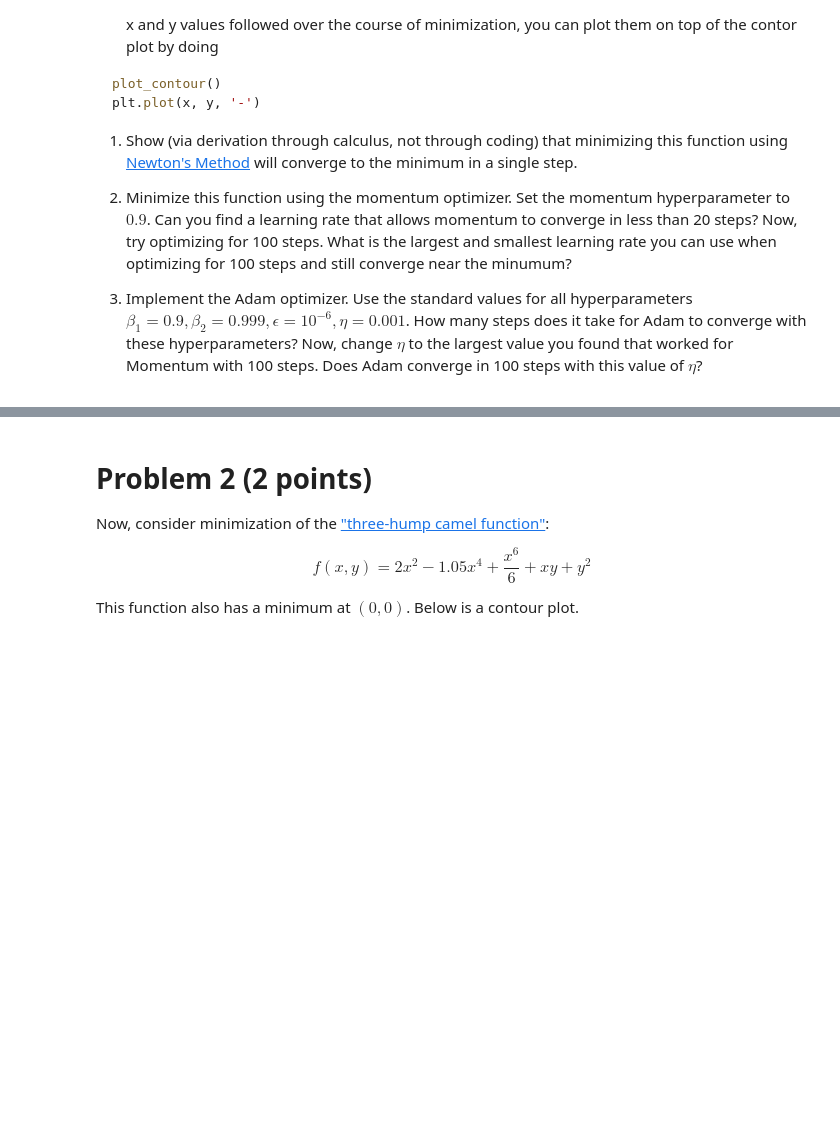
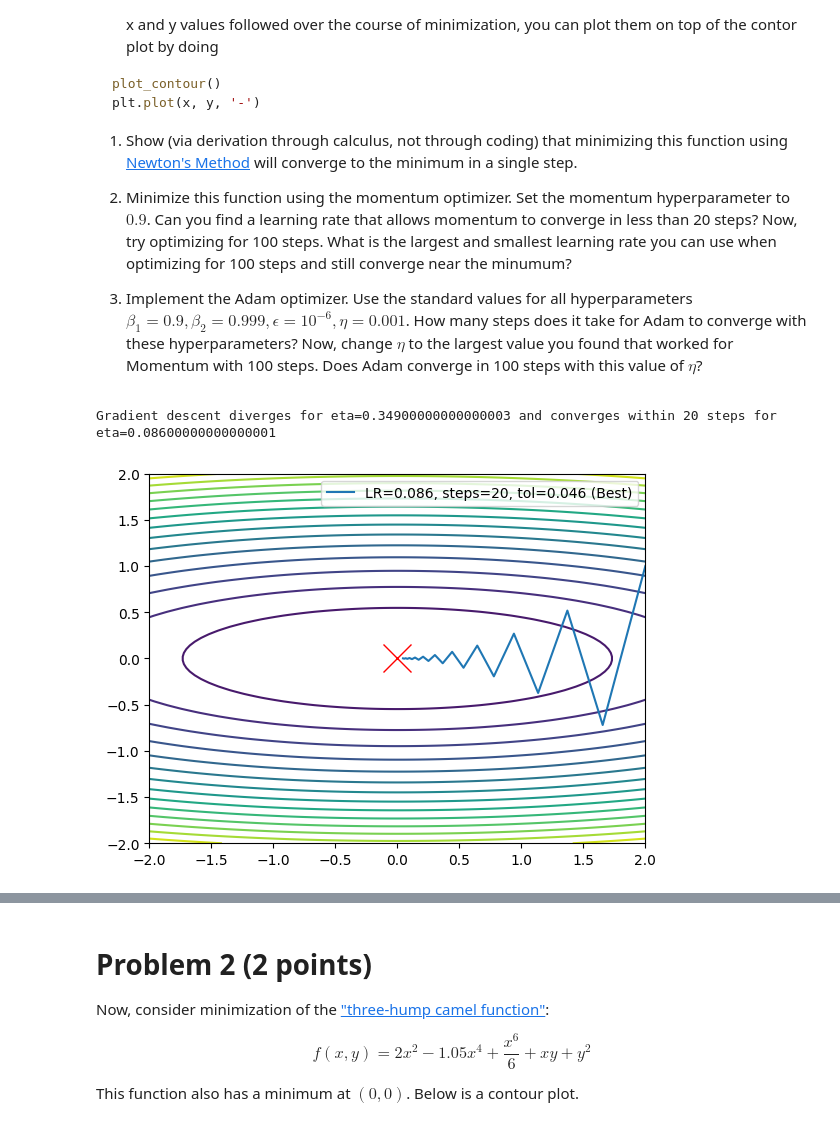
Before and after one commit to Chryron/CSC2516_NN-DL, a Jupyter notebook: Assignments/CSC2516_Homework_3.ipynb, the cells around one changed output, grey strips where cells are left out. Drawn from its saved outputs; the diff is of its cells as text; code cells hidden in the pictures; blank space fills up the shorter version.

```diff
--- a/Assignments/CSC2516_Homework_3.ipynb
+++ b/Assignments/CSC2516_Homework_3.ipynb
@@ -34,3 +34,62 @@ plt.plot(x, y, '-')
 1. Minimize this function using the momentum optimizer. Set the momentum hyperparameter to $0.9$. Can you find a learning rate that allows momentum to converge in less than 20 steps? Now, try optimizing for 100 steps. What is the largest and smallest learning rate you can use when optimizing for 100 steps and still converge near the minumum?
 
 1. Implement the Adam optimizer. Use the standard values for all hyperparameters $\beta_1 = 0.9, \beta_2 = 0.999, \epsilon = 10^{-6}, \eta = 0.001$. How many steps does it take for Adam to converge with these hyperparameters? Now, change $\eta$ to the largest value you found that worked for Momentum with 100 steps. Does Adam converge in 100 steps with this value of $\eta$?
+# %%
+def function_to_minimise(x,y):
+    return x*2 + 10*y**2
+
+def gradient(x, y):
+    dfdx = 2 * x
+    dfdy = 20 * y
+    return np.array([dfdx, dfdy])
+
+
+def gradient_descent(eta, max_epochs = 20, x_init=2, y_init=1, tol=1e-4):
+    x, y = x_init, y_init
+    X, Y = np.array(x), np.array(y)
+    steps = np.inf
+    path = [(x, y)]
+
+    grad = gradient(x, y)
+    grads=[grad]
+
+
+    for i in range(max_epochs):
+        # loop for max epochs and break if norm of gradient is close to 0
+        if np.linalg.norm(grad)<tol:
+            break
+        x, y = np.array([x, y]) - eta * grad
+        grad = gradient(x, y)
+        path.append((x, y))
+        grads.append(grad)
+
+    return path, grads
+
+
+
+# Test with a range of learning rates
+learning_rates = np.arange(0.001, 0.35, 0.001)
+best_convergence, divergence = np.inf, 0
+
+for eta in learning_rates:
+    path, grads = gradient_descent(eta)
+
+    if np.linalg.norm(grads[-1])<best_convergence:
+        best_convergence = np.linalg.norm(grads[-1])
+        best_eta, best_path = eta, path
+        best_steps = len(grads) - 1
+    if np.linalg.norm(np.abs(grads[-1] - grads[-2])) > divergence:
+        worst_eta, worst_path = eta, path
+        divergence = np.linalg.norm(np.abs(grads[-1] - grads[-2]))
+
+
+
+plot_contour()
+X_best, Y_best = zip(*best_path)
+X_worst, Y_worst = zip(*worst_path)
+plt.plot(X_best, Y_best, '-', label=f'LR={round(best_eta,4)}, steps={round(best_steps,3)}, tol={round(np.linalg.norm(best_path[-1]),3)} (Best)')
+plt.legend()
+print(f"Gradient descent diverges for eta={worst_eta} and converges within 20 steps for eta={best_eta}")
+# %% [output]
+Gradient descent diverges for eta=0.34900000000000003 and converges within 20 steps for eta=0.08600000000000001
+[figure, added]
```
Also changed, not shown: parts of 13 cells of this notebook, 2 other files.
